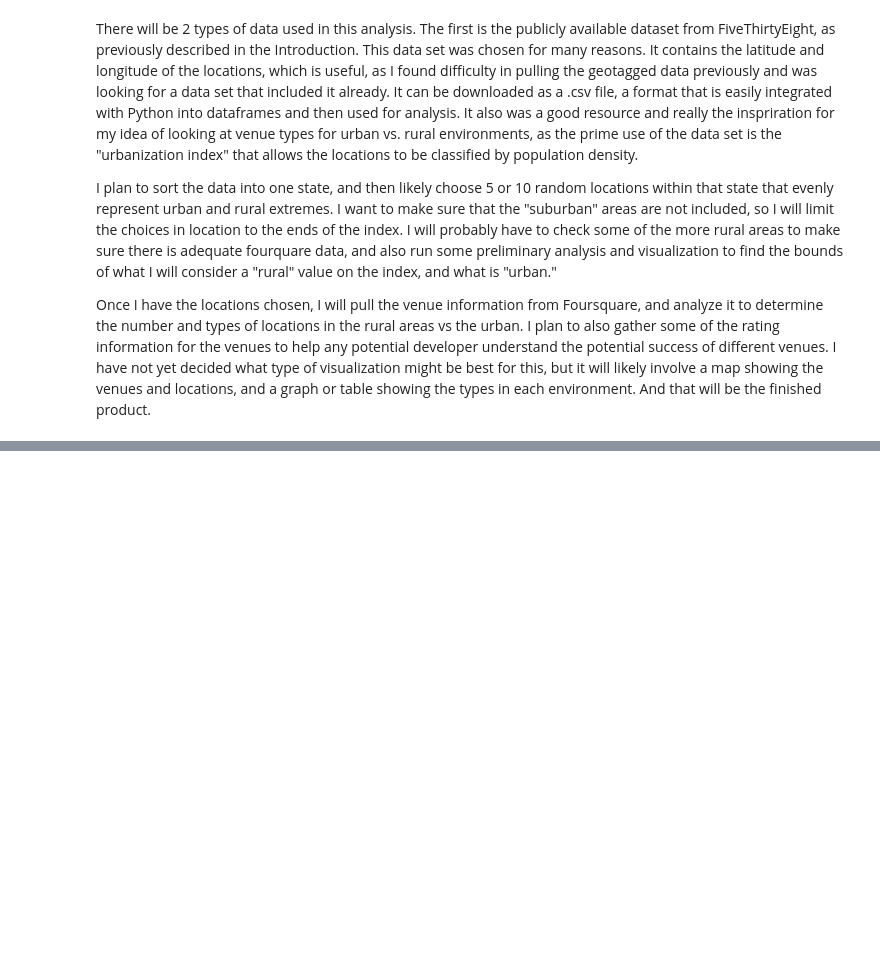
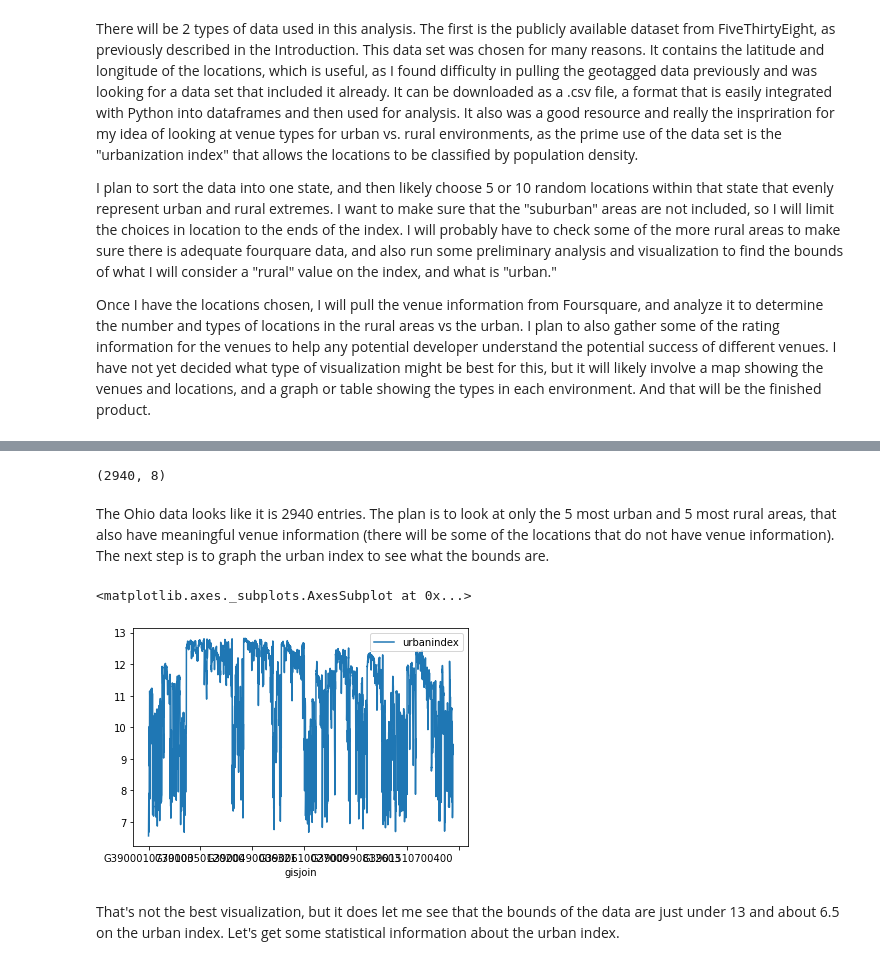
Before and after one commit to kephillips2010/Coursera_Capstone, a Jupyter notebook: Final Project: Venue Types based on Urban Index.ipynb, the cells around one changed output, grey strips where cells are left out. Drawn from its saved outputs; the diff is of its cells as text; code cells hidden in the pictures; blank space fills up the shorter version.

```diff
--- a/Final Project: Venue Types based on Urban Index.ipynb
+++ b/Final Project: Venue Types based on Urban Index.ipynb
@@ -18,0 +23,16 @@ Once I have the locations chosen, I will pull the venue information from Foursqu
+# %%
+
+import types
+import pandas as pd
+from botocore.client import Config
+import ibm_boto3
+
+def __iter__(self): return 0
+
+#This code contained sensitive information about ibm credentials and will not be included in the final shared notebook.
+
+# add missing __iter__ method, so pandas accepts body as file-like object
+if not hasattr(body, "__iter__"): body.__iter__ = types.MethodType( __iter__, body )
+
+df_data_1 = pd.read_csv(body)
+df_data_1.head()
@@ -18,0 +102,3 @@ Once I have the locations chosen, I will pull the venue information from Foursqu
+# %%
+df_Ohio = df_data_1[df_data_1['state']=='Ohio']
+df_Ohio.head()
@@ -18,0 +112,7 @@ Once I have the locations chosen, I will pull the venue information from Foursqu
+# %%
+#taking a look at how much data that leaves me
+df_Ohio.shape
+# %% [output]
+(2940, 8)
+# %% [markdown]
+The Ohio data looks like it is 2940 entries. The plan is to look at only the 5 most urban and 5 most rural areas, that also have meaningful venue information (there will be some of the locations that do not have venue information). The next step is to graph the urban index to see what the bounds are.
@@ -18,0 +122,7 @@ Once I have the locations chosen, I will pull the venue information from Foursqu
+# %%
+df_Ohio.plot(x='gisjoin', y='urbanindex')
+# %% [output]
+<matplotlib.axes._subplots.AxesSubplot at 0x...>
+[figure, added]
+# %% [markdown]
+That's not the best visualization, but it does let me see that the bounds of the data are just under 13 and about 6.5 on the urban index. Let's get some statistical information about the urban index.
```
Also changed, not shown: parts of 57 cells of this notebook.
